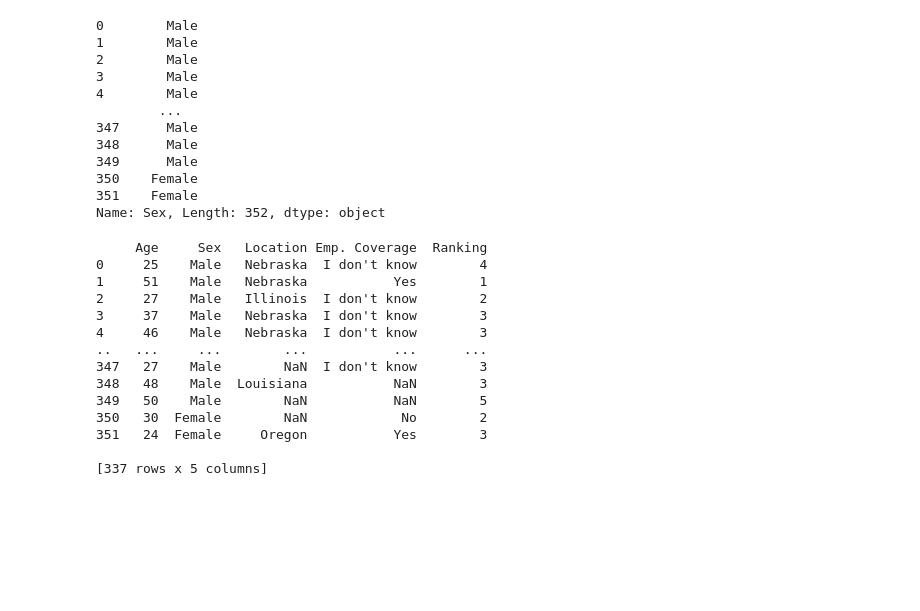
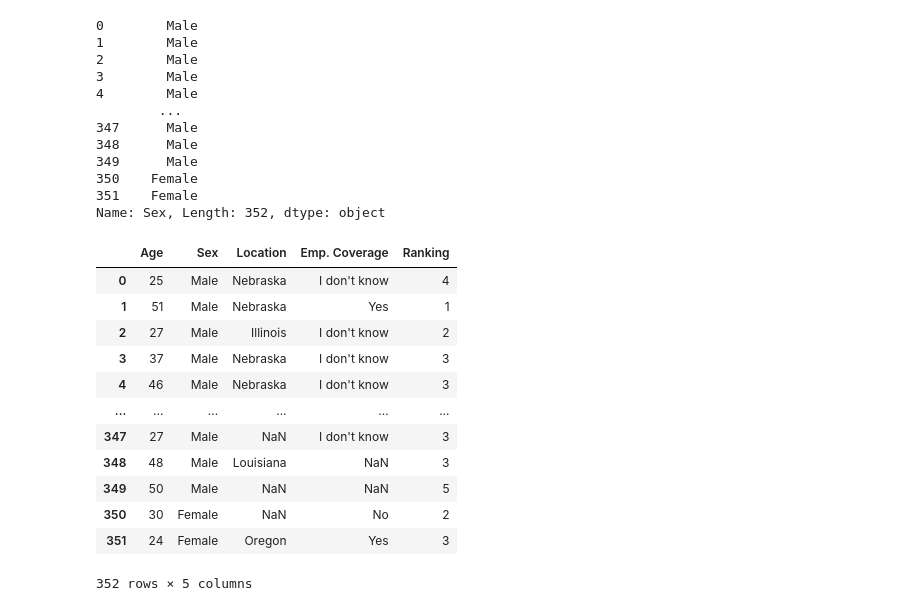
Before and after one commit to haiwy1218/mentalhealth_tech, a Jupyter notebook: mentalhealth_tech.ipynb, the cells around one changed output. Drawn from its saved outputs; the diff is of its cells as text; code cells hidden in the pictures; blank space fills up the shorter version.

```diff
--- a/mentalhealth_tech.ipynb
+++ b/mentalhealth_tech.ipynb
@@ -196,25 +196,25 @@ Name: Sex, Length: 352, dtype: object
 # %%
 #Dropping other labels
 L= ['Non-binary', 'Non binary', 'None',
        'Nonbinary', 'agender', 'Questioning', 'rr', '43', 'I am a Wookie',
        'Make', 'Trans non-binary/genderfluid',
        'Non-binary and gender fluid']
 
-print (MentalHealthClean2[~MentalHealthClean2.Sex.isin(L)])
+#print (MentalHealthClean2[~MentalHealthClean2.Sex.isin(L)])
+MentalHealthClean2
 # %% [output]
+|  | Age | Sex | Location | Emp. Coverage | Ranking |
+| 0 | 25 | Male | Nebraska | I don't know | 4 |
+| 1 | 51 | Male | Nebraska | Yes | 1 |
+| 2 | 27 | Male | Illinois | I don't know | 2 |
+| 3 | 37 | Male | Nebraska | I don't know | 3 |
+| 4 | 46 | Male | Nebraska | I don't know | 3 |
+| ... | ... | ... | ... | ... | ... |
+| 347 | 27 | Male | NaN | I don't know | 3 |
+| 348 | 48 | Male | Louisiana | NaN | 3 |
+| 349 | 50 | Male | NaN | NaN | 5 |
+| 350 | 30 | Female | NaN | No | 2 |
+| 351 | 24 | Female | Oregon | Yes | 3 |
-     Age     Sex   Location Emp. Coverage  Ranking
-0     25    Male   Nebraska  I don't know        4
-1     51    Male   Nebraska           Yes        1
-2     27    Male   Illinois  I don't know        2
-3     37    Male   Nebraska  I don't know        3
-4     46    Male   Nebraska  I don't know        3
-..   ...     ...        ...           ...      ...
-347   27    Male        NaN  I don't know        3
-348   48    Male  Louisiana           NaN        3
-349   50    Male        NaN           NaN        5
-350   30  Female        NaN            No        2
-351   24  Female     Oregon           Yes        3
-
-[337 rows x 5 columns]
+352 rows × 5 columns
 # %%
 output_data_file = "MentalH.csv"
```
Also changed, not shown: parts of 5 cells of this notebook, 1 other file.
